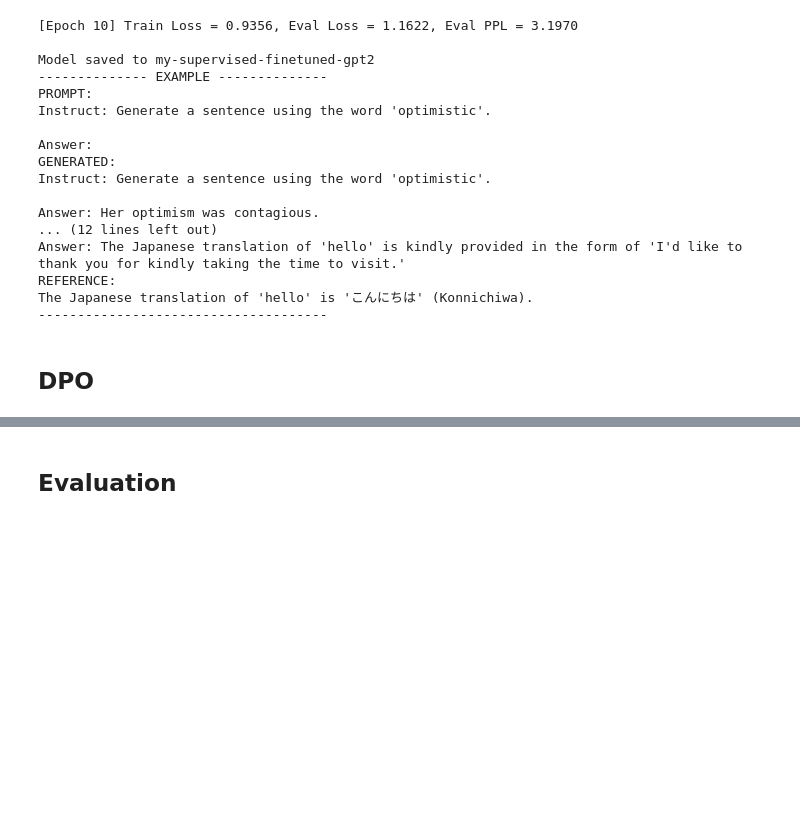
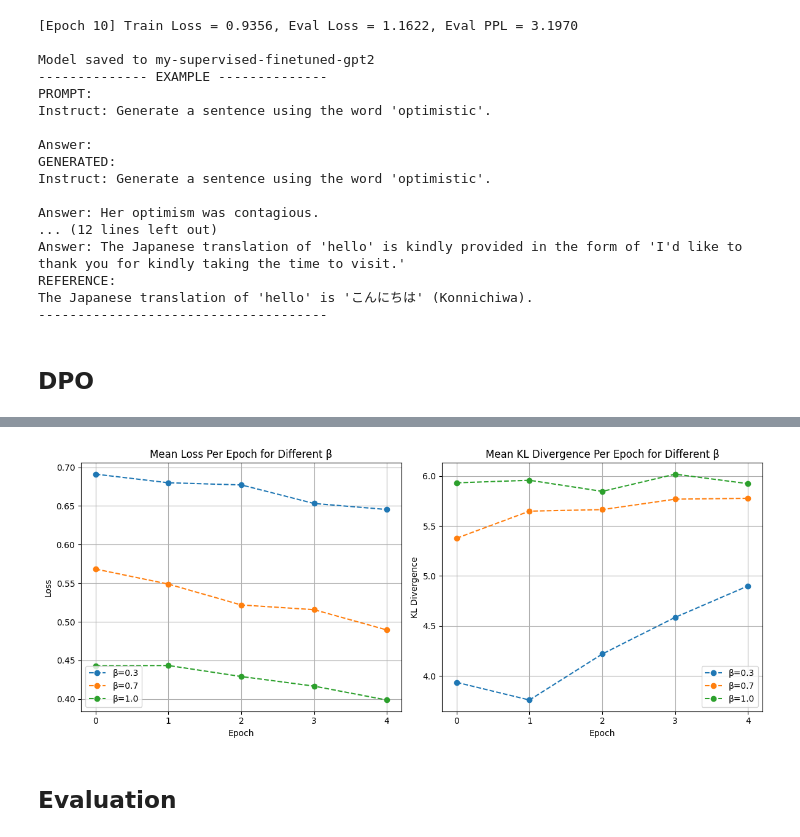
Before and after one commit to giovanni-br/DPO-Implementation, a Jupyter notebook: experiments.ipynb, the cells around one changed output, grey strips where cells are left out. Cells and saved outputs as stored; diff of their text form; code cells hidden in the pictures; blank space fills up the shorter version.

```diff
--- a/experiments.ipynb
+++ b/experiments.ipynb
@@ -72,11 +72,10 @@ from dpo_finetuning import (
 )
 
 dataset_path = "./instruction-data-with-preference.json"
-device = "cuda" if torch.cuda.is_available() else "cpu"
+device = "cuda:2" if torch.cuda.is_available() else "cpu"
 batch_size = 10
-epochs = 10
+epochs = 5
 learning_rate = 2e-6
-beta = 0.3
 save_path = "dpo-finetuned-instruct-gpt2"
 
 dataset_split = load_dataset(dataset_path)
@@ -90,6 +89,10 @@ train_dataloader = DataLoader(
     train_dataset, batch_size=batch_size, shuffle=True,
     collate_fn=lambda b: collate_fn(b, tokenizer, device=device)
 )
+metrics_total = {}
 
-metrics = train_dpo(model, ref_model, tokenizer, train_dataloader, device=device, epochs=epochs, beta=beta, lr=learning_rate, save_path=save_path)
+for beta in [0.3, 0.7, 1.0]:
+    print(f"Training with beta={beta}")
+    metrics = train_dpo(model, ref_model, tokenizer, train_dataloader, device=device, epochs=epochs, beta=beta, lr=learning_rate, save_path=save_path)
+    metrics_total[beta] = metrics
 # %% [output]
@@ -133,3 +105,49 @@ plt.show()
+# %%
+import matplotlib.pyplot as plt
+import numpy as np
+
+def compute_mean_per_epoch(values, steps_per_epoch):
+    """Computes the mean per epoch by averaging over steps in each epoch."""
+    num_epochs = len(values) // steps_per_epoch
+    epoch_means = [
+        np.mean(values[i * steps_per_epoch:(i + 1) * steps_per_epoch])
+        for i in range(num_epochs)
+    ]
+    return epoch_means, list(range(num_epochs))
+
+steps_per_epoch = len(train_dataloader)
+
+plt.figure(figsize=(12, 5))
+plt.subplot(1, 2, 1)
+for beta, metrics in metrics_total.items():
+    mean_loss_per_epoch, epochs = compute_mean_per_epoch(metrics["step_loss"], steps_per_epoch)
+    plt.plot(epochs, mean_loss_per_epoch, marker="o", linestyle="--", label=f"β={beta}")
+
+plt.xlabel("Epoch")
+plt.ylabel("Loss")
+plt.title("Mean Loss Per Epoch for Different β")
+plt.legend()
+plt.grid()
+plt.xticks(epochs)
+
+plt.subplot(1, 2, 2)
+for beta, metrics in metrics_total.items():
+    mean_kl_per_epoch, epochs = compute_mean_per_epoch(metrics["step_kl"], steps_per_epoch)
+    plt.plot(epochs, mean_kl_per_epoch, marker="o", linestyle="--", label=f"β={beta}")
+
+plt.xlabel("Epoch")
+plt.ylabel("KL Divergence")
+plt.title("Mean KL Divergence Per Epoch for Different β")
+plt.legend()
+plt.grid()
+plt.xticks(epochs)
+
+plt.tight_layout()
+plt.show()
+
+plt.show()
+# %% [output]
+[figure, added]
 # %% [markdown]
 ## Evaluation
 # %%
```
Also changed, not shown: parts of 3 cells of this notebook, 1 other file.
